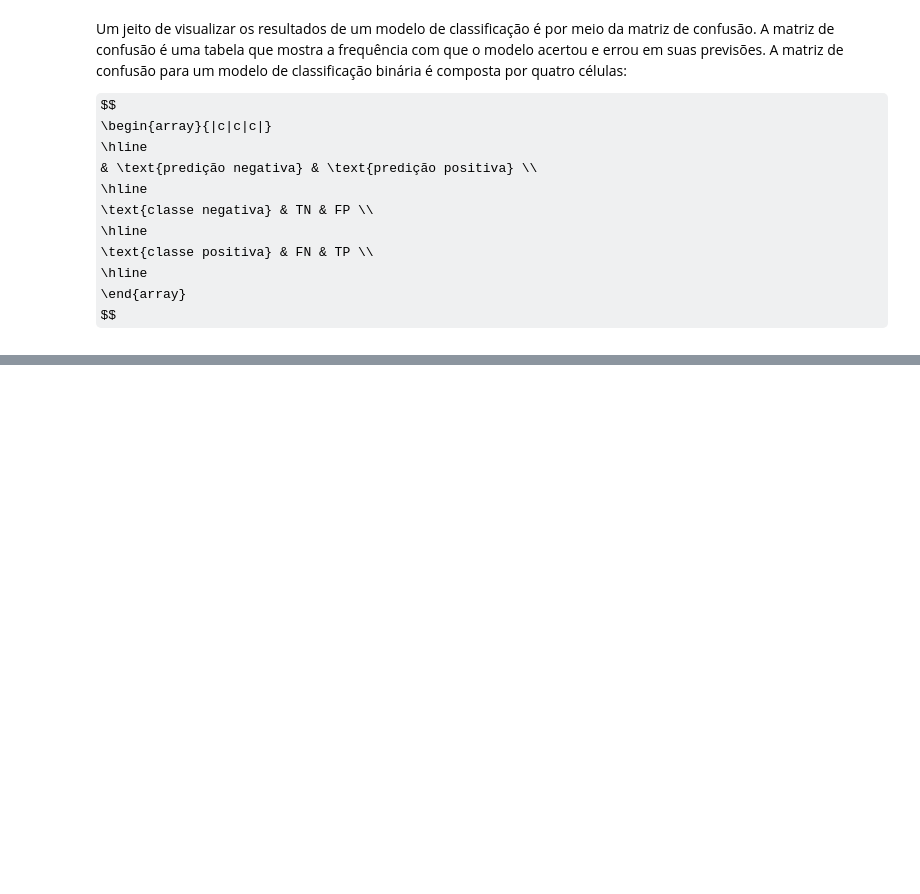
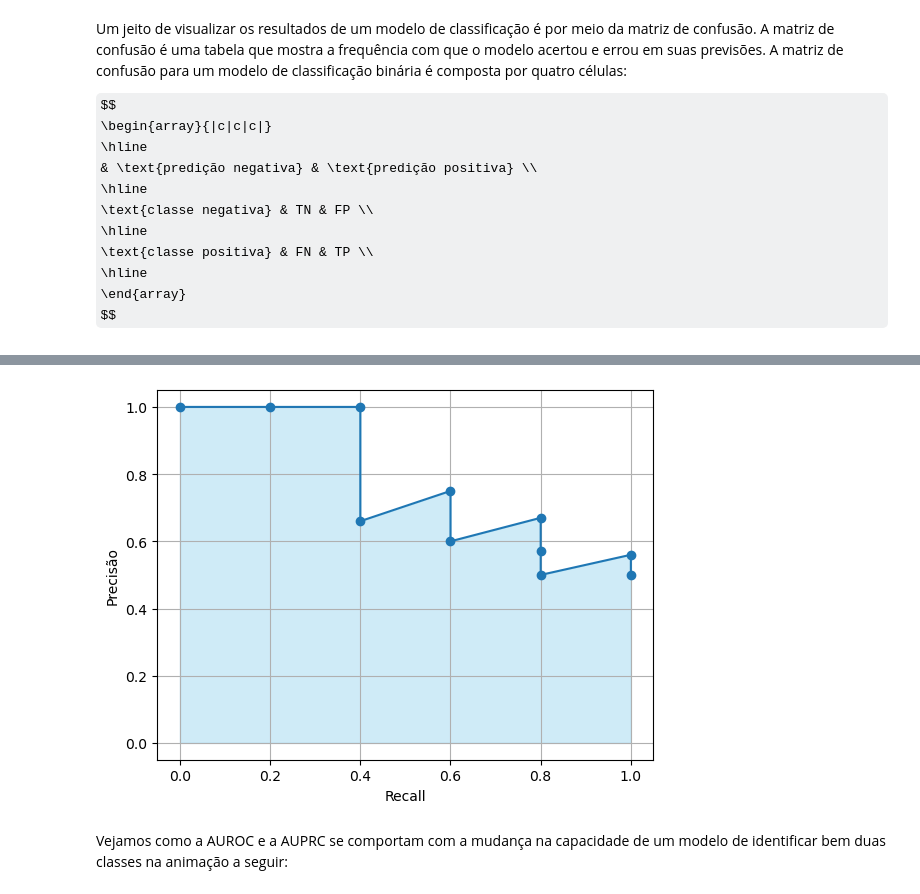
Before and after one commit to HilarioMarques/Classificacao_AlgoritmosLineares_DiagnosticoCancer_Kaggle, a Jupyter notebook: notebooks/Metricas.ipynb, the cells around one changed output, grey strips where cells are left out. Saved outputs shown, nothing was run; the diff lists cells and outputs as text; code cells hidden in the pictures; some formulas as TeX source; blank space fills up the shorter version.

```diff
--- a/notebooks/Metricas.ipynb
+++ b/notebooks/Metricas.ipynb
@@ -101,0 +567,13 @@ $$
+# %%
+plt.fill_between(recall, precisao, color='skyblue', alpha=0.4)
+plt.plot(recall, precisao, marker='o')
+plt.xlabel('Recall')
+plt.ylabel('Precisão')
+
+plt.grid()
+
+plt.show()
+# %% [output]
+[figure, added]
+# %% [markdown]
+Vejamos como a AUROC e a AUPRC se comportam com a mudança na capacidade de um modelo de identificar bem duas classes na animação a seguir:
```
Also changed, not shown: parts of 71 cells of this notebook, 1 other file.
